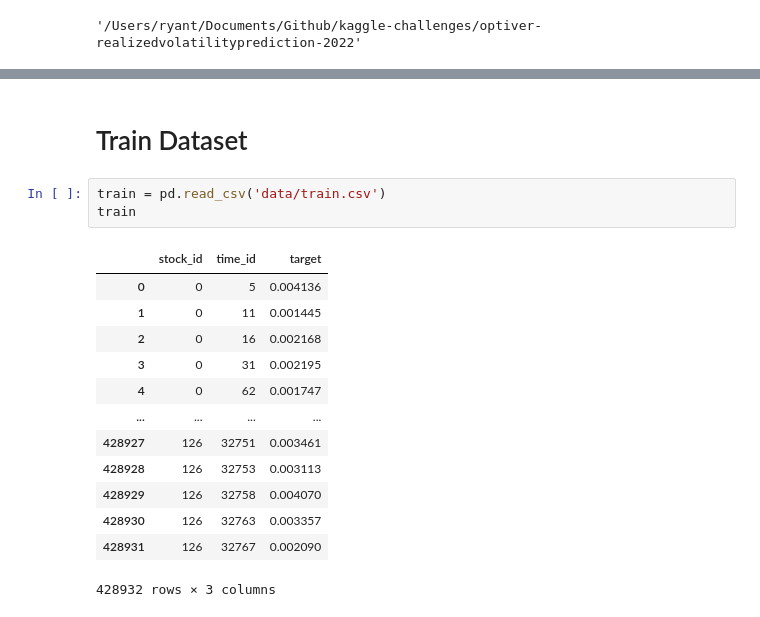
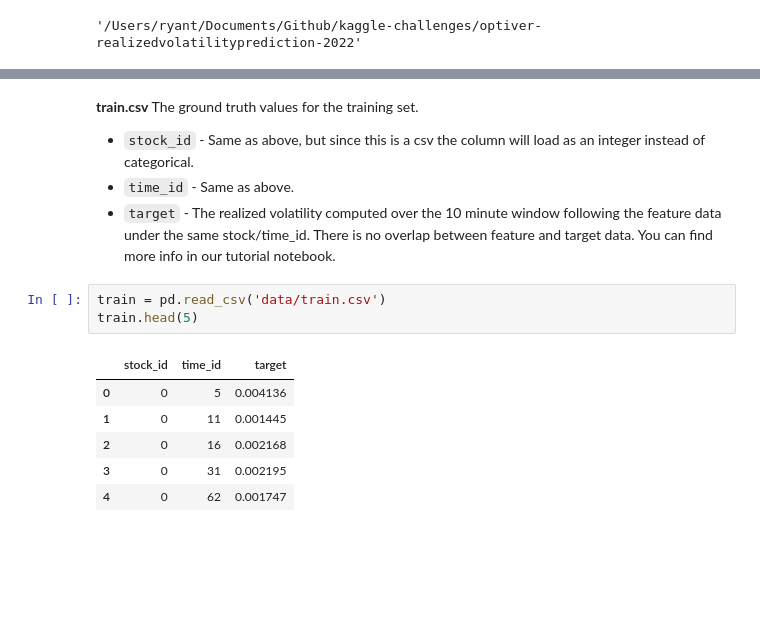
Before and after one commit to ryantjx/kaggle, a Jupyter notebook: optiver-realizedvolatilityprediction-2022/1_dataexploration.ipynb, the cells around one changed output, grey strips where cells are left out. Saved outputs shown, nothing was run; the diff lists cells and outputs as text; blank space fills up the shorter version.

```diff
--- a/optiver-realizedvolatilityprediction-2022/1_dataexploration.ipynb
+++ b/optiver-realizedvolatilityprediction-2022/1_dataexploration.ipynb
@@ -12,19 +59,16 @@ os.getcwd()
 # %% [markdown]
-# Train Dataset
+**train.csv** The ground truth values for the training set.
+
+- `stock_id` - Same as above, but since this is a csv the column will load as an integer instead of categorical.
+- `time_id` - Same as above.
+- `target` - The realized volatility computed over the 10 minute window following the feature data under the same stock/time_id. There is no overlap between feature and target data. You can find more info in our tutorial notebook.
 # %%
 train = pd.read_csv('data/train.csv')
-train
+train.head(5)
 # %% [output]
 |  | stock_id | time_id | target |
 | 0 | 0 | 5 | 0.004136 |
 | 1 | 0 | 11 | 0.001445 |
 | 2 | 0 | 16 | 0.002168 |
 | 3 | 0 | 31 | 0.002195 |
 | 4 | 0 | 62 | 0.001747 |
-| ... | ... | ... | ... |
-| 428927 | 126 | 32751 | 0.003461 |
-| 428928 | 126 | 32753 | 0.003113 |
-| 428929 | 126 | 32758 | 0.004070 |
-| 428930 | 126 | 32763 | 0.003357 |
-| 428931 | 126 | 32767 | 0.002090 |
-428932 rows × 3 columns
```
Also changed, not shown: parts of 18 cells of this notebook, 2 other files.
